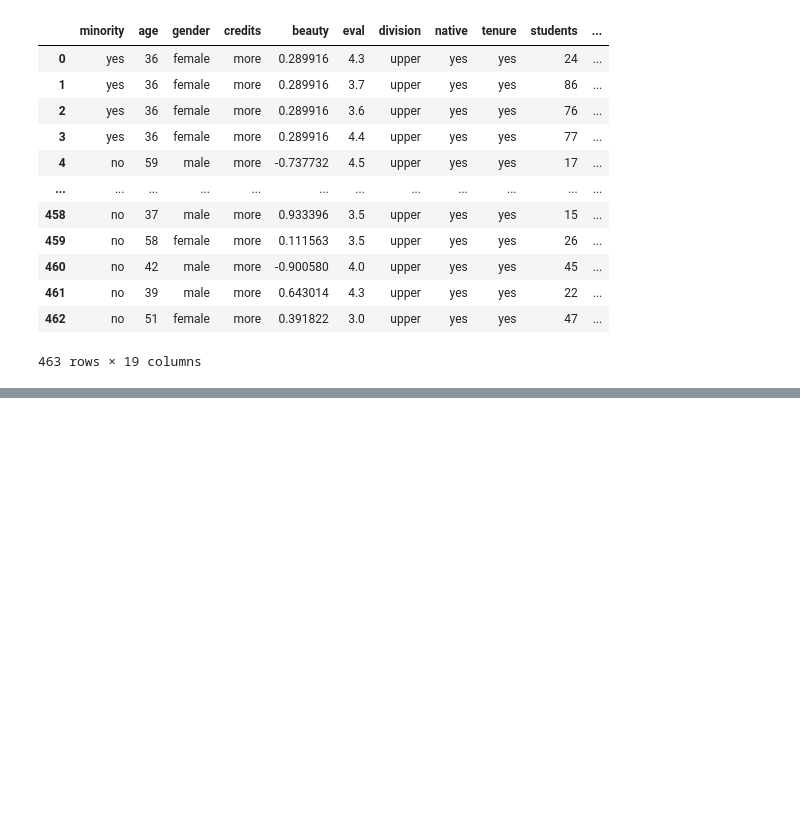
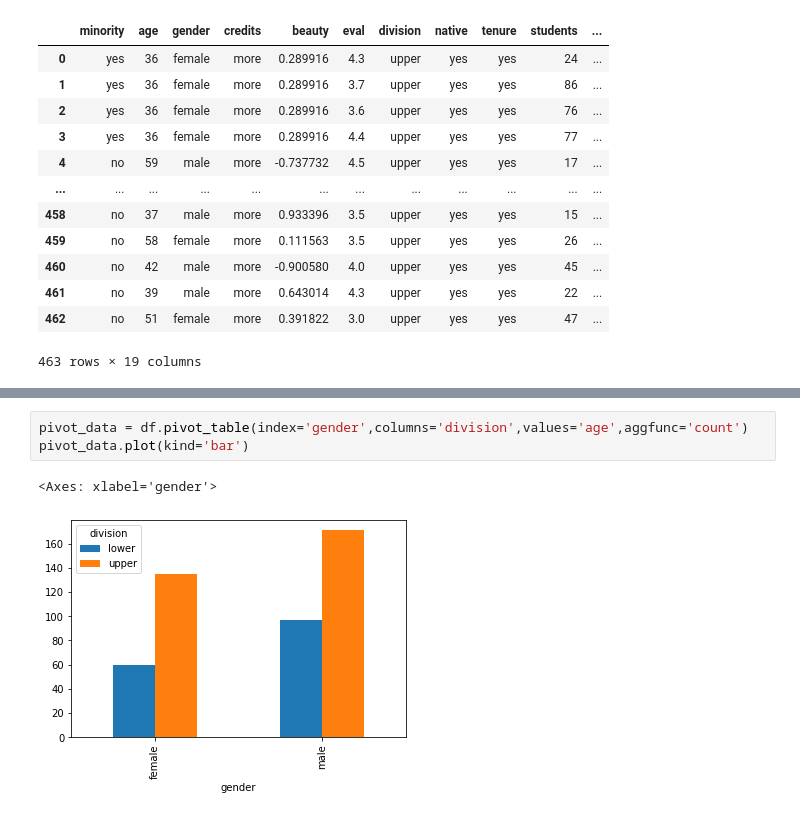
Before and after one commit to Rohangambig/Data_Analyst_Journey, a Jupyter notebook: Python/matplotlib_visualization.ipynb, the cells around one changed output, grey strips where cells are left out. Drawn from its saved outputs; the diff is of its cells as text; blank space fills up the shorter version.

```diff
--- a/Python/matplotlib_visualization.ipynb
+++ b/Python/matplotlib_visualization.ipynb
@@ -81,0 +156,6 @@ non_duplicate
+# %%
+pivot_data = df.pivot_table(index='gender',columns='division',values='age',aggfunc='count')
+pivot_data.plot(kind='bar')
+# %% [output]
+<Axes: xlabel='gender'>
+[figure, added]
```
Also changed, not shown: parts of 16 cells of this notebook, 1 other file.
